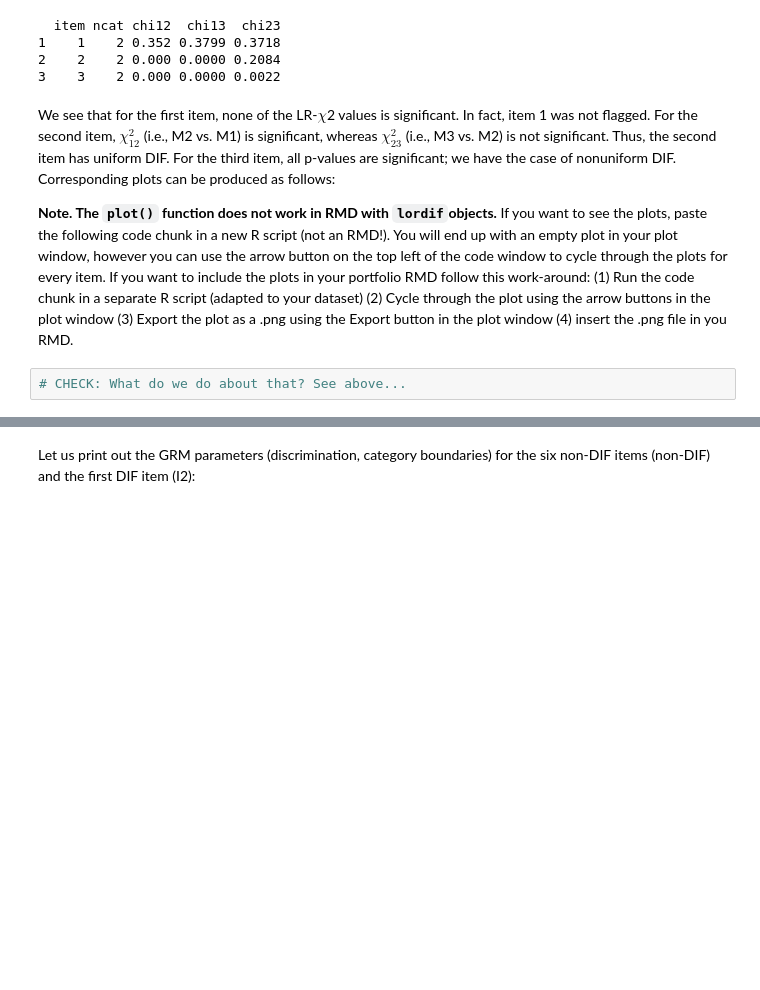
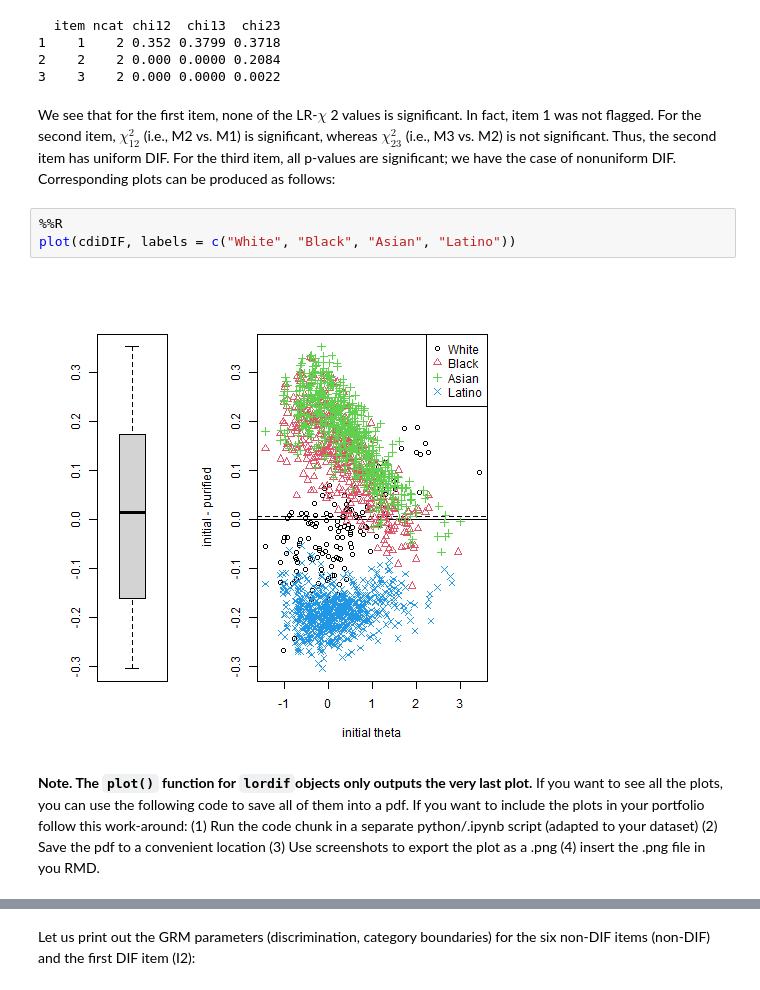
Before and after one commit to pegaseehorn/psy126, a Jupyter notebook: book/TT/9_Invariance/2_inv_qual.ipynb, the cells around one changed output, grey strips where cells are left out. Cells and saved outputs as stored; diff of their text form; blank space fills up the shorter version.

```diff
--- a/book/TT/9_Invariance/2_inv_qual.ipynb
+++ b/book/TT/9_Invariance/2_inv_qual.ipynb
@@ -115,12 +113,15 @@ print(ro.r("cdiDIF$stats[1:3, 1:5]"))
 2    2    2 0.000 0.0000 0.2084
 3    3    2 0.000 0.0000 0.0022
 # %% [markdown]
-We see that for the first item, none of the LR-$\chi$2 values is significant. In fact, item
+We see that for the first item, none of the LR-$\chi$ 2 values is significant. In fact, item
 1 was not flagged. For the second item, $\chi^2_{12}$ (i.e., M2 vs. M1) is significant, whereas $\chi^2_{23}$
 (i.e., M3 vs. M2) is not significant. Thus, the second item has uniform DIF. For
 the third item, all p-values are significant; we have the case of nonuniform DIF.
 Corresponding plots can be produced as follows:
-
-**Note. The `plot()` function does not work in RMD with `lordif`objects.** If you want to see the plots, paste the following code chunk in a new R script (not an RMD!). You will end up with an empty plot in your plot window, however you can use the arrow button on the top left of the code window to cycle through the plots for every item. If you want to include the plots in your portfolio RMD follow this work-around: (1) Run the code chunk in a separate R script (adapted to your dataset) (2) Cycle through the plot using the arrow buttons in the plot window (3) Export the plot as a .png using the Export button in the plot window (4) insert the .png file in you RMD.
-# %%
-# CHECK: What do we do about that? See above...
+# %%
+%%R
+plot(cdiDIF, labels = c("White", "Black", "Asian", "Latino"))
+# %% [output]
+[figure, added]
+# %% [markdown]
+**Note. The `plot()` function for `lordif`objects only outputs the very last plot.** If you want to see all the plots, you can use the following code to save all of them into a pdf. If you want to include the plots in your portfolio follow this work-around: (1) Run the code chunk in a separate python/.ipynb script (adapted to your dataset) (2) Save the pdf to a convenient location (3) Use screenshots to export the plot as a .png (4) insert the .png file in you RMD.
```
Also changed, not shown: parts of 6 cells of this notebook, 4 other files.
